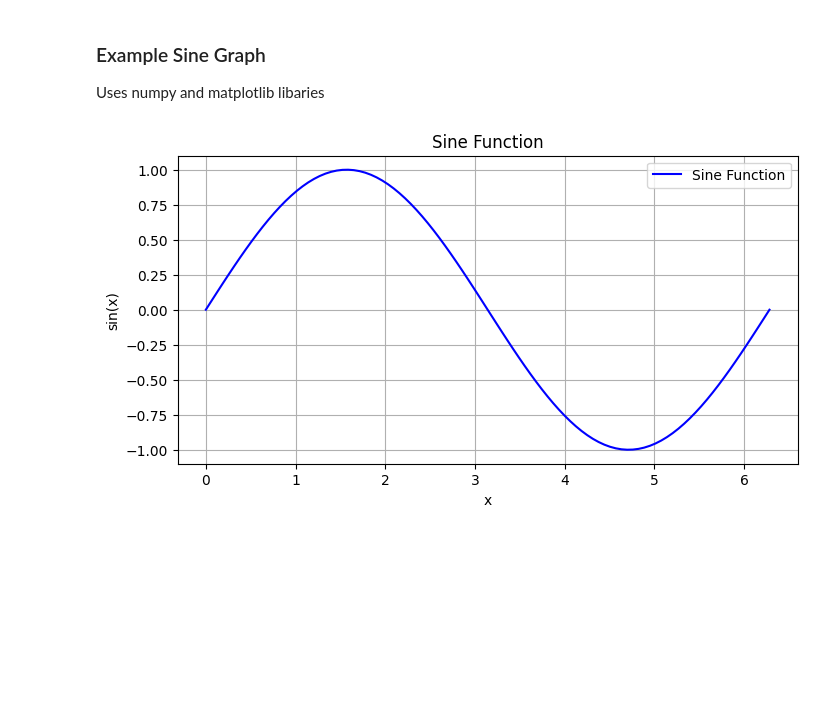
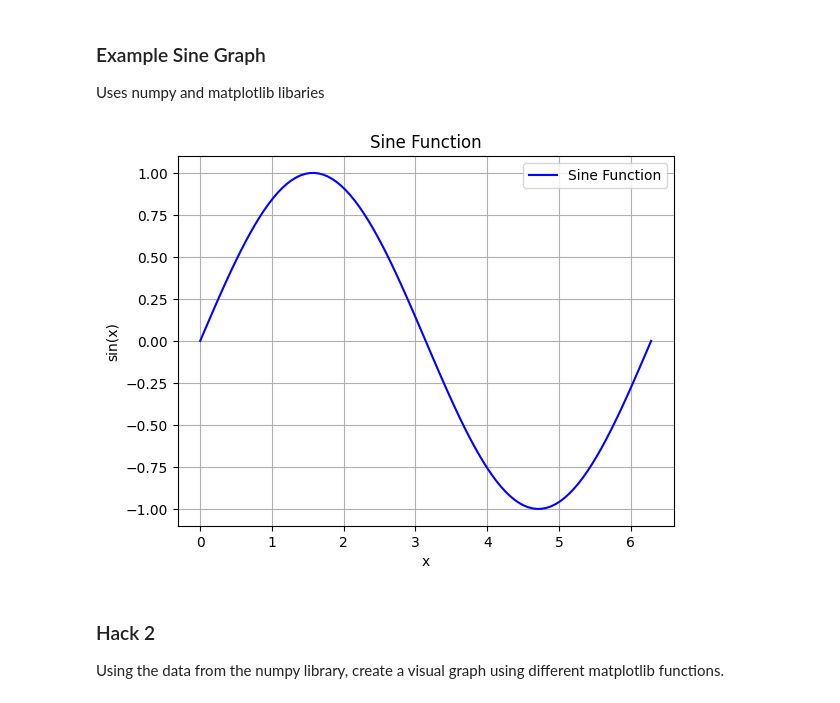
Before and after one commit to jkaeshim/Nighthawk-Pages, a Jupyter notebook: _notebooks/2023-10-26-Python-Libraries.ipynb, the cells around one changed output. Drawn from its saved outputs; the diff is of its cells as text; code cells hidden in the pictures; blank space fills up the shorter version.

Commit message:
hack 2

```diff
--- a/_notebooks/2023-10-26-Python-Libraries.ipynb
+++ b/_notebooks/2023-10-26-Python-Libraries.ipynb
@@ -43,21 +43,24 @@ Uses numpy and matplotlib libaries
 # %%
 import numpy as np
 import matplotlib.pyplot as plt
 
 # Generate sample data with NumPy
 x = np.linspace(0, 2 * np.pi, 100)
 # Create an array of values from 0 to 2*pi
+# 100 is included to have 100 points distributed between 0 and 2π to make graph smoother
 y = np.sin(x)
 # Compute the sine of each value
 
 # Create a simple line plot using Matplotlib
-plt.figure(figsize=(8, 4))  # Set the figure size
 plt.plot(x, y, label='Sine Function', color='blue', linestyle='-')  # Create the plot
 plt.title('Sine Function')  # Set the title
 plt.xlabel('x')  # Label for the x-axis
 plt.ylabel('sin(x)')  # Label for the y-axis
 plt.grid(True)  # Display a grid
 plt.legend()  # Show the legend
 plt.show()  # Display the plot
 # %% [output]
-[figure, old version]
+[figure, new version]
+# %% [markdown]
+### Hack 2
+Using the data from the numpy library, create a visual graph using different matplotlib functions.
```
Also changed, not shown: parts of 1 cell of this notebook.
